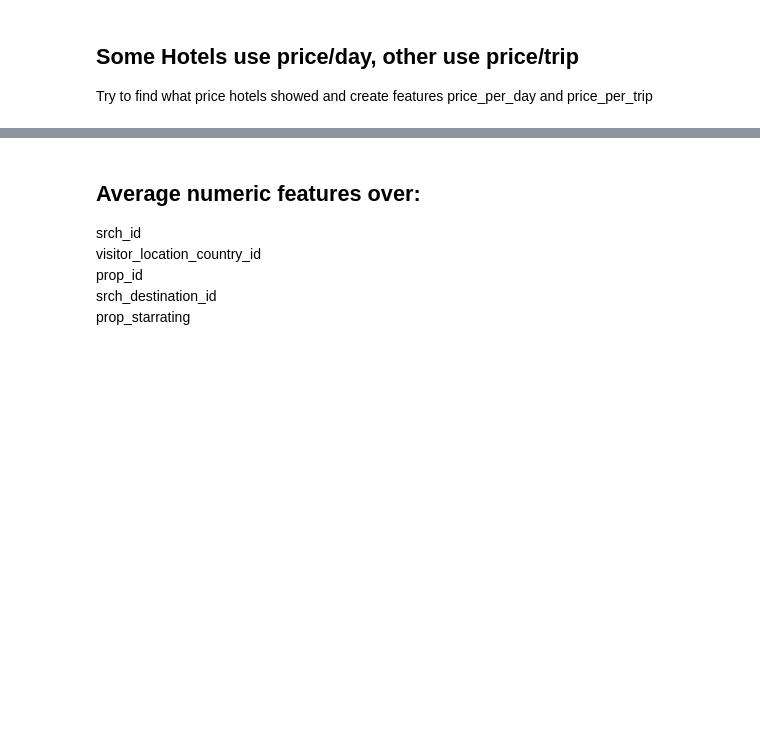
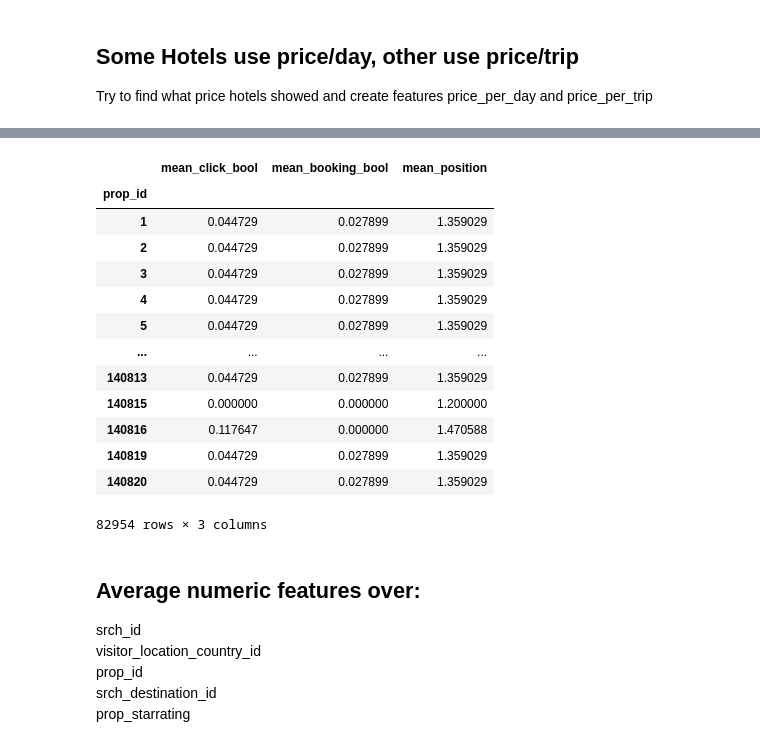
Before and after one commit to OlegBEZb/Personalize-Expedia-Hotel-Searches, a Jupyter notebook: FeatureEngineering.ipynb, the cells around one changed output, grey strips where cells are left out. Saved outputs shown, nothing was run; the diff lists cells and outputs as text; code cells hidden in the pictures; blank space fills up the shorter version.

```diff
--- a/FeatureEngineering.ipynb
+++ b/FeatureEngineering.ipynb
@@ -133,0 +138,4 @@ df.drop(['gross_price_diff', 'adj_price_diff', 'price_per_day_given'], axis=1, i
+# %%
+# count the occurences of hotels, no of searches the hotel occured in
+prop_id_count = pd.DataFrame(df.groupby('prop_id')['srch_id'].count()).rename(columns={'srch_id': 'occurences'})
+prop_id_count
@@ -133,0 +196,23 @@ df.drop(['gross_price_diff', 'adj_price_diff', 'price_per_day_given'], axis=1, i
+# %%
+# thus use mean of all hotels for infrequent ones
+mean_values = df[['click_bool', 'booking_bool', 'index_per_srch_id']].mean()
+
+prop_id_quality.loc[prop_id_count['occurences'] < min_occurences,
+                    ['mean_click_bool', 'mean_booking_bool', 'mean_position']] = list(mean_values)
+prop_id_quality.loc[prop_id_count['occurences'] < min_occurences]
+prop_id_quality
+# %% [output]
+|  | mean_click_bool | mean_booking_bool | mean_position |
+| prop_id |  |  |  |
+| 1 | 0.044729 | 0.027899 | 1.359029 |
+| 2 | 0.044729 | 0.027899 | 1.359029 |
+| 3 | 0.044729 | 0.027899 | 1.359029 |
+| 4 | 0.044729 | 0.027899 | 1.359029 |
+| 5 | 0.044729 | 0.027899 | 1.359029 |
+| ... | ... | ... | ... |
+| 140813 | 0.044729 | 0.027899 | 1.359029 |
+| 140815 | 0.000000 | 0.000000 | 1.200000 |
+| 140816 | 0.117647 | 0.000000 | 1.470588 |
+| 140819 | 0.044729 | 0.027899 | 1.359029 |
+| 140820 | 0.044729 | 0.027899 | 1.359029 |
+82954 rows × 3 columns
```
Also changed, not shown: parts of 5 cells of this notebook.
